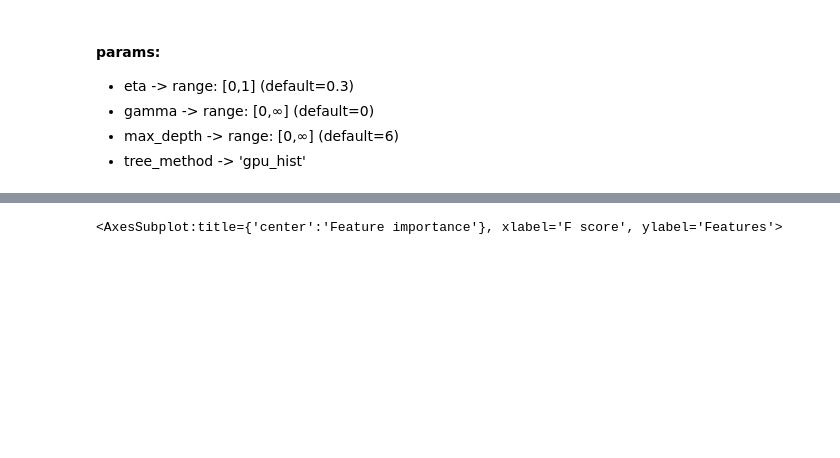
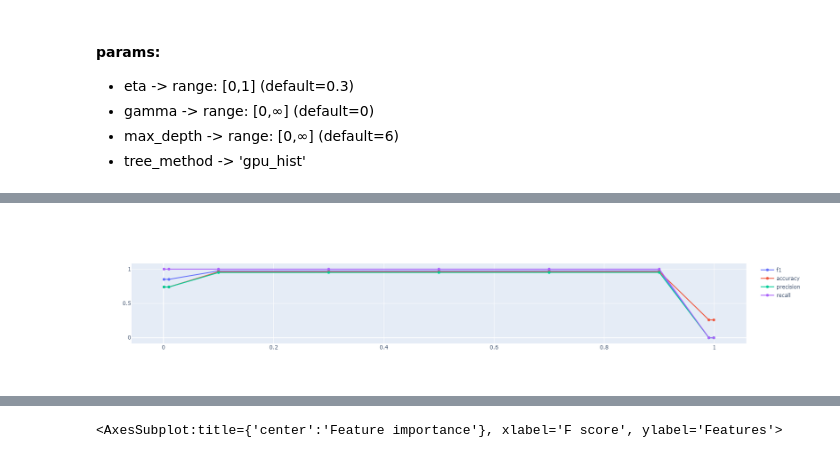
Before and after one commit to LRAbbade/IoT_anomaly_detection, a Jupyter notebook: iot23_control_training.ipynb, the cells around one changed output, grey strips where cells are left out. Cells and saved outputs as stored; diff of their text form; code cells hidden in the pictures; blank space fills up the shorter version.

```diff
--- a/iot23_control_training.ipynb
+++ b/iot23_control_training.ipynb
@@ -411,2 +413,15 @@ y_pred = model.predict(xgb.DMatrix(X_test, label=y_test))
-# %%
-y_pred = y_pred.round()
+# %%
+def xgb_pred(model, rounding=0.5):
+    y_pred = model.predict(test)
+    return [1 if i >= rounding else 0 for i in y_pred]
+# %%
+def get_scores(threshold):
+    y_pred = xgb_pred(model, threshold)
+    return {
+        'f1': f1_score(y_test, y_pred),
+        'accuracy': accuracy_score(y_test, y_pred),
+        'precision': precision_score(y_test, y_pred),
+        'recall': recall_score(y_test, y_pred)
+    }
+# %%
+res = pd.DataFrame({threshold: get_scores(threshold) for threshold in [0.001, 0.01, 0.1, 0.3, 0.5, 0.7, 0.9, 0.99, 0.999]}).T
@@ -412,0 +441,8 @@ y_pred = y_pred.round()
+# %%
+fig = go.Figure()
+for col in res.columns:
+    fig.add_trace(go.Scatter(x=res.index, y=res[col], name=col))
+
+fig
+# %% [output]
+[figure, added]
```
Also changed, not shown: parts of 16 cells of this notebook, 1 other file.
